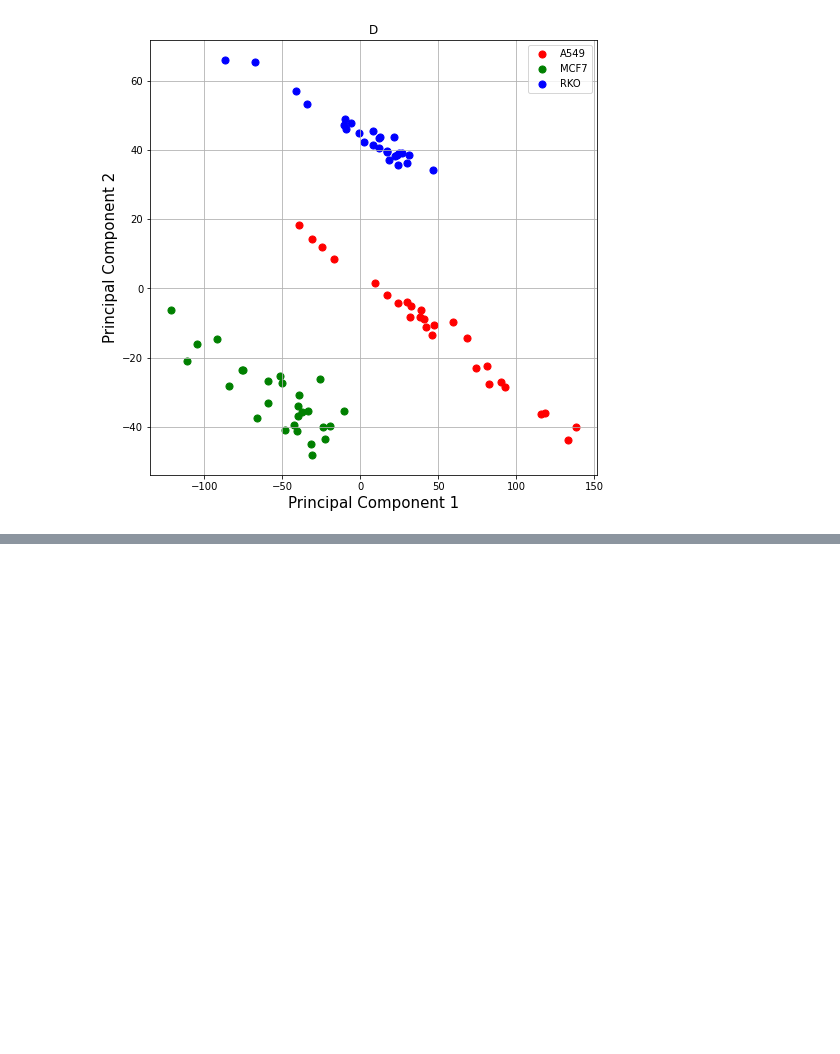
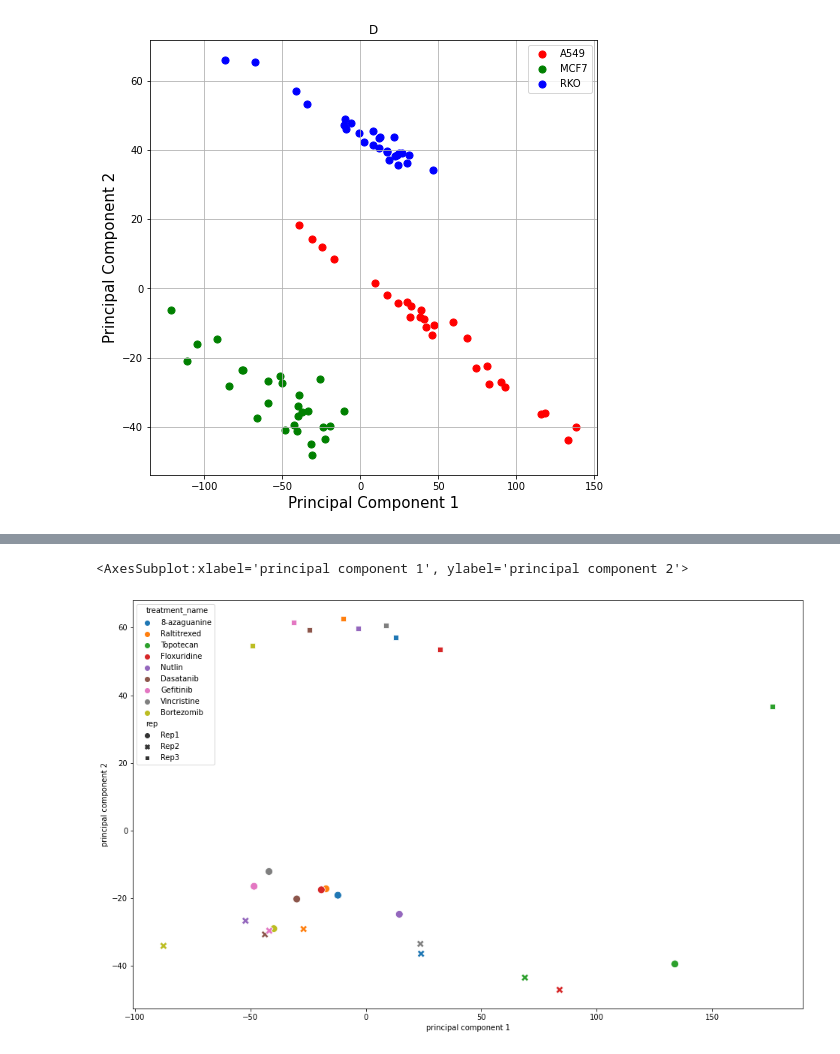
Before and after one commit to patruong/lifeAndDeath, a Jupyter notebook: scripts/proteinGroup_tryptic_analysis_noFC_20210318.ipynb, the cells around one changed output, grey strips where cells are left out. Saved outputs shown, nothing was run; the diff lists cells and outputs as text; code cells hidden in the pictures; blank space fills up the shorter version.

```diff
--- a/scripts/proteinGroup_tryptic_analysis_noFC_20210318.ipynb
+++ b/scripts/proteinGroup_tryptic_analysis_noFC_20210318.ipynb
@@ -279,0 +344,42 @@ pca_on_state(df_int, "D")
+# %%
+import seaborn as sns
+
+
+# splice df_int for pca now
+df_pca = df_int[(df_int.state == "D") & (df_int.cell_line == "RKO")]
+
+features = df_int_proteins
+
+# Separating out the features
+x = df_pca.loc[:, features].values
+
+# Separating out the target
+classification = "treatment_name" # Choose target - treatment, cell_line, state here
+classification_marker = "rep" # Choose target - treatment, cell_line, state here
+
+y = df_pca.loc[:,[classification]].values
+
+# Standardizing the features
+x = StandardScaler().fit_transform(x)
+
+# Missing value impuration
+imputer = SimpleImputer(missing_values=np.nan, strategy="constant", fill_value = 0)
+x = imputer.fit_transform(x)
+
+# pca
+pca = PCA(n_components=2)
+principalComponents = pca.fit_transform(x)
+principalDf = pd.DataFrame(data = principalComponents
+             , columns = ['principal component 1', 'principal component 2'])
+finalDf = pd.concat([principalDf, df_pca[[classification]].reset_index()[classification]], axis = 1)
+
+finalDf = pd.concat([finalDf, df_pca[[classification_marker]].reset_index()[classification_marker]], axis = 1)
+
+
+#Visualization
+fig, ax = plt.subplots(figsize=(16,10))
+sns.scatterplot(data = finalDf, x = "principal component 1", y = "principal component 2",
+                hue = "treatment_name", style = "rep", s = 100)
+# %% [output]
+<AxesSubplot:xlabel='principal component 1', ylabel='principal component 2'>
+[figure, added]
```
Also changed, not shown: parts of 5 cells of this notebook, 1 other file.
